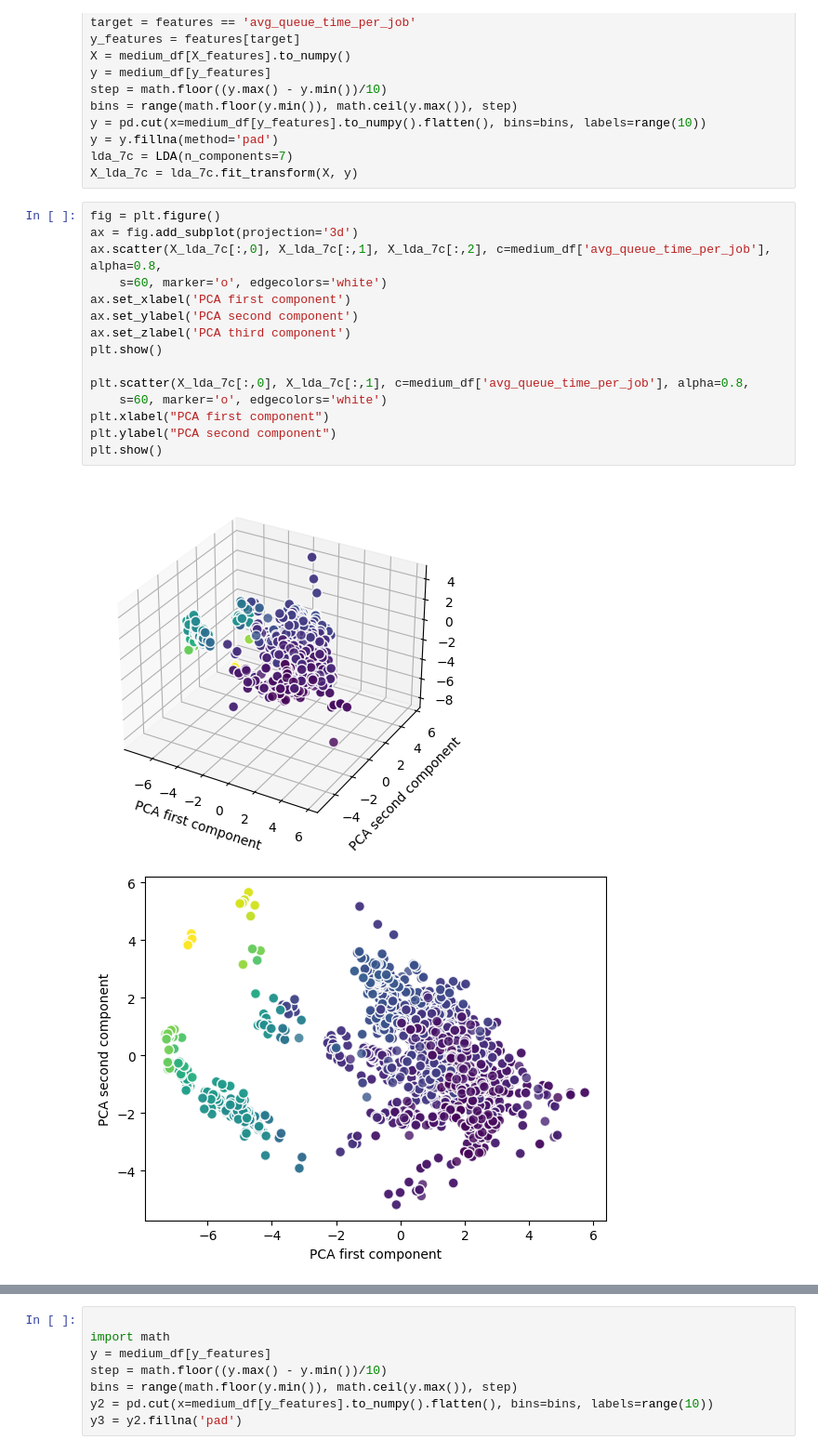
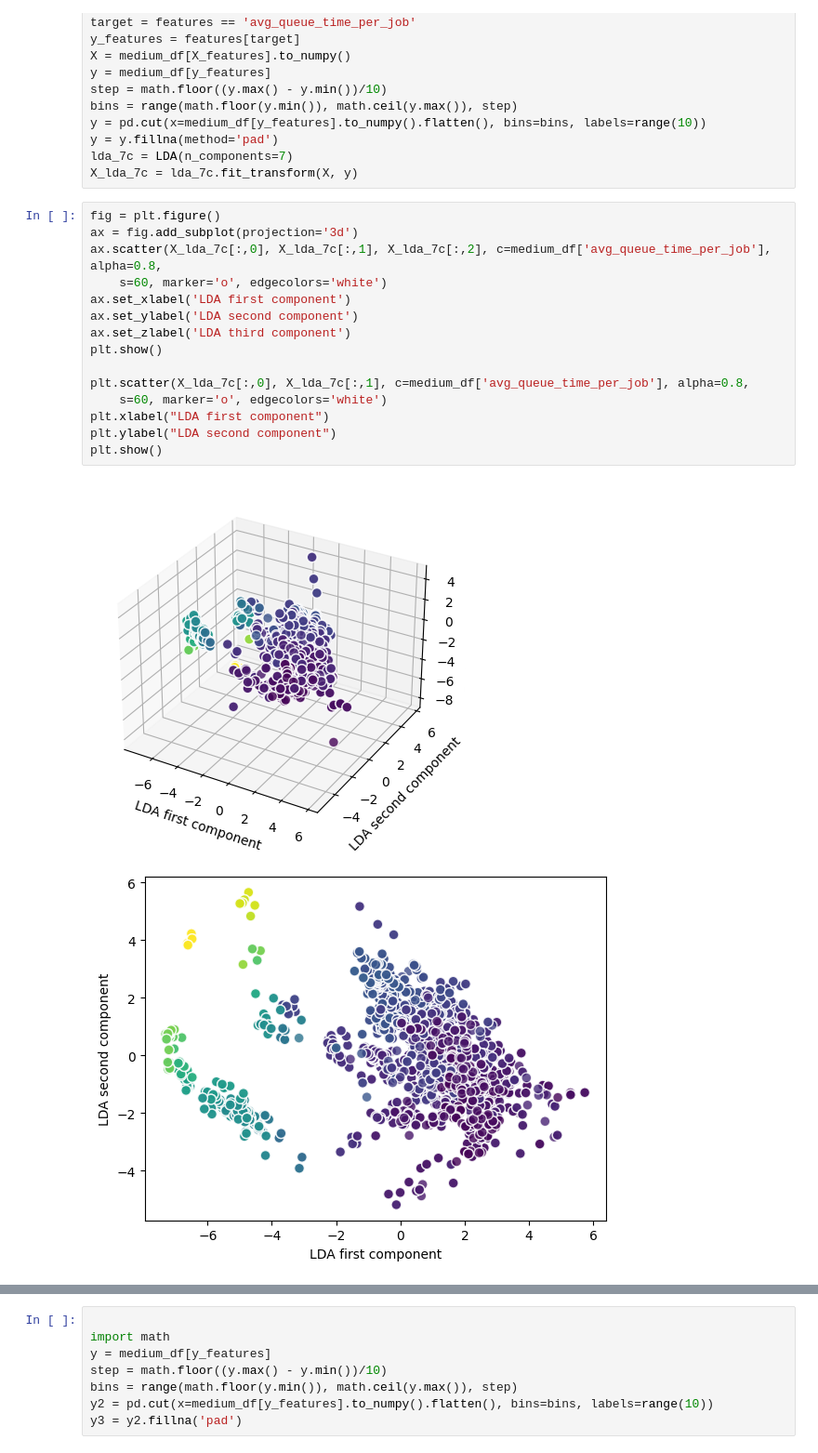
Before and after one commit to ari-apc-lab/croupier, a Jupyter notebook: forecast/analysis/analysis_partitions.ipynb, the cells around one changed output, grey strips where cells are left out. Shown at 93% size. Saved outputs shown, nothing was run; the diff lists cells and outputs as text.

```diff
--- a/forecast/analysis/analysis_partitions.ipynb
+++ b/forecast/analysis/analysis_partitions.ipynb
@@ -339,18 +341,18 @@ X_lda_7c = lda_7c.fit_transform(X, y)
 # %%
 fig = plt.figure()
 ax = fig.add_subplot(projection='3d')
 ax.scatter(X_lda_7c[:,0], X_lda_7c[:,1], X_lda_7c[:,2], c=medium_df['avg_queue_time_per_job'], alpha=0.8,
     s=60, marker='o', edgecolors='white')
-ax.set_xlabel('PCA first component')
-ax.set_ylabel('PCA second component')
-ax.set_zlabel('PCA third component')
+ax.set_xlabel('LDA first component')
+ax.set_ylabel('LDA second component')
+ax.set_zlabel('LDA third component')
 plt.show()
 
 plt.scatter(X_lda_7c[:,0], X_lda_7c[:,1], c=medium_df['avg_queue_time_per_job'], alpha=0.8,
     s=60, marker='o', edgecolors='white')
-plt.xlabel("PCA first component")
-plt.ylabel("PCA second component")
+plt.xlabel("LDA first component")
+plt.ylabel("LDA second component")
 plt.show()
 # %% [output]
-[figure, old version]
+[figure, new version]
 [figure]
```
Also changed, not shown: parts of 10 cells of this notebook.
